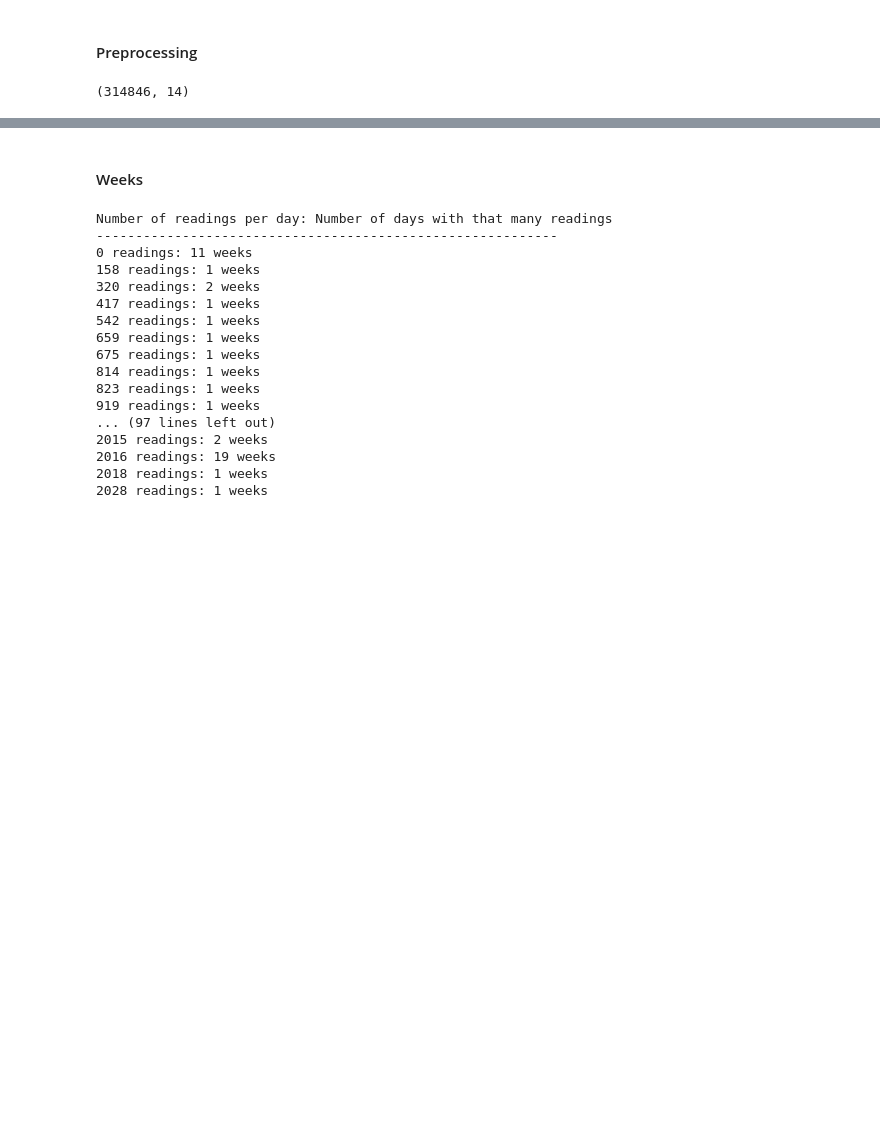
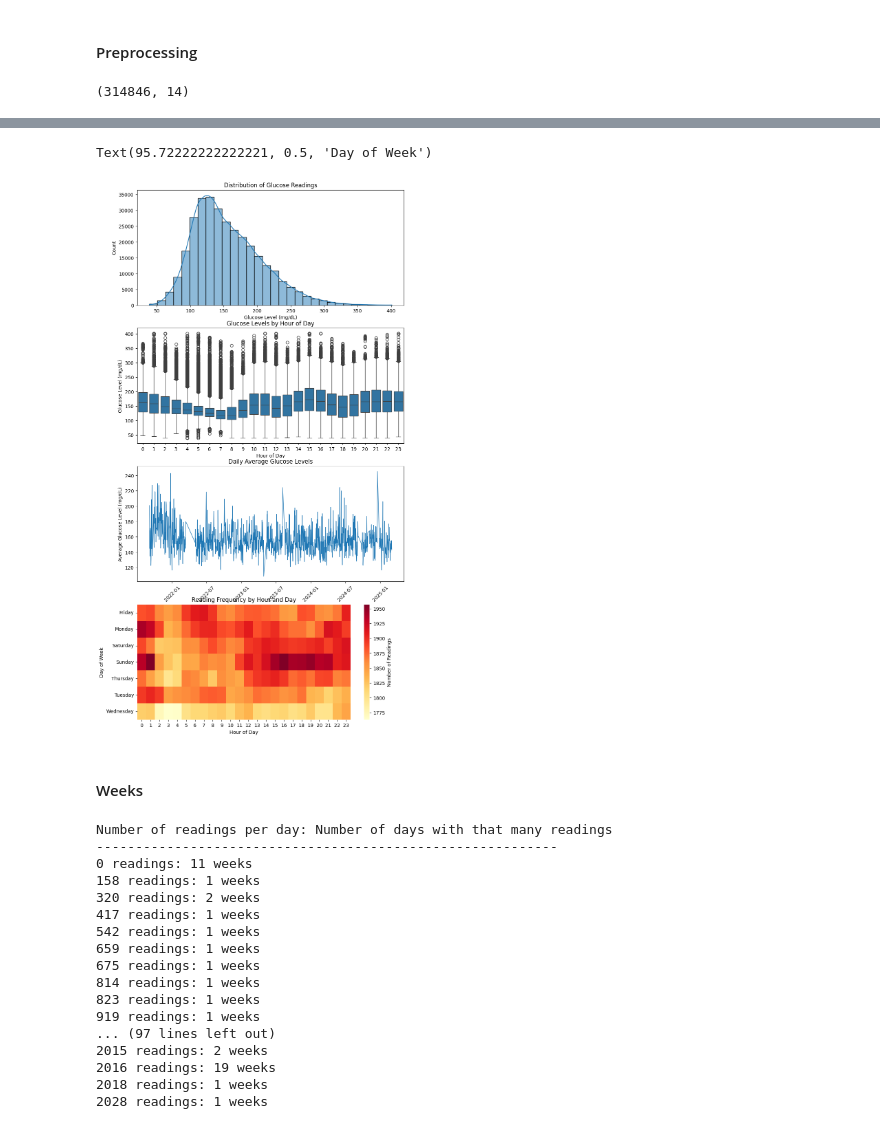
Before and after one commit to rjaisinghani99/blood_glucose_forecaster, a Jupyter notebook: Project_Milestone.ipynb, the cells around one changed output, grey strips where cells are left out. Saved outputs shown, nothing was run; the diff lists cells and outputs as text; code cells hidden in the pictures; blank space fills up the shorter version.

```diff
--- a/Project_Milestone.ipynb
+++ b/Project_Milestone.ipynb
@@ -42,3 +93,47 @@ dexcom_df = dexcom_df[~dexcom_df['Timestamp'].dt.date.isin(dates_to_remove)]
+# %%
+# Create a figure with multiple subplots
+fig = plt.figure(figsize=(10, 20))
+
+# 1. Daily glucose distribution
+plt.subplot(4, 1, 1)
+sns.histplot(data=dexcom_df, x='Glucose Value (mg/dL)', bins=30, kde=True)
+plt.title('Distribution of Glucose Readings')
+plt.xlabel('Glucose Level (mg/dL)')
+plt.ylabel('Count')
+
+# 2. Box plot by hour of day
+plt.subplot(4, 1, 2)
+dexcom_df['hour'] = dexcom_df['Timestamp'].dt.hour
+sns.boxplot(data=dexcom_df, x='hour', y='Glucose Value (mg/dL)')
+plt.title('Glucose Levels by Hour of Day')
+plt.xlabel('Hour of Day')
+plt.ylabel('Glucose Level (mg/dL)')
+
+# 3. Time series of daily averages
+plt.subplot(4, 1, 3)
+daily_avg = dexcom_df.groupby(dexcom_df['Timestamp'].dt.date)['Glucose Value (mg/dL)'].mean().reset_index()
+plt.plot(daily_avg['Timestamp'], daily_avg['Glucose Value (mg/dL)'], linewidth=1)
+plt.title('Daily Average Glucose Levels')
+plt.xlabel('Date')
+plt.ylabel('Average Glucose Level (mg/dL)')
+plt.xticks(rotation=45)
+
+# 4. Heatmap of readings by hour and day of week
+plt.subplot(4, 1, 4)
+dexcom_df['day_of_week'] = dexcom_df['Timestamp'].dt.day_name()
+pivot_table = dexcom_df.pivot_table(
+    index='day_of_week',
+    columns='hour',
+    values='Glucose Value (mg/dL)',
+    aggfunc='count'
+)
+sns.heatmap(pivot_table, cmap='YlOrRd', cbar_kws={'label': 'Number of Readings'})
+plt.title('Reading Frequency by Hour and Day')
+plt.xlabel('Hour of Day')
+plt.ylabel('Day of Week')
+# %% [output]
+Text(95.72222222222221, 0.5, 'Day of Week')
+[figure, added]
 # %% [markdown]
 #### Weeks
 # %%
```
Also changed, not shown: parts of 5 cells of this notebook, 4 other files.
